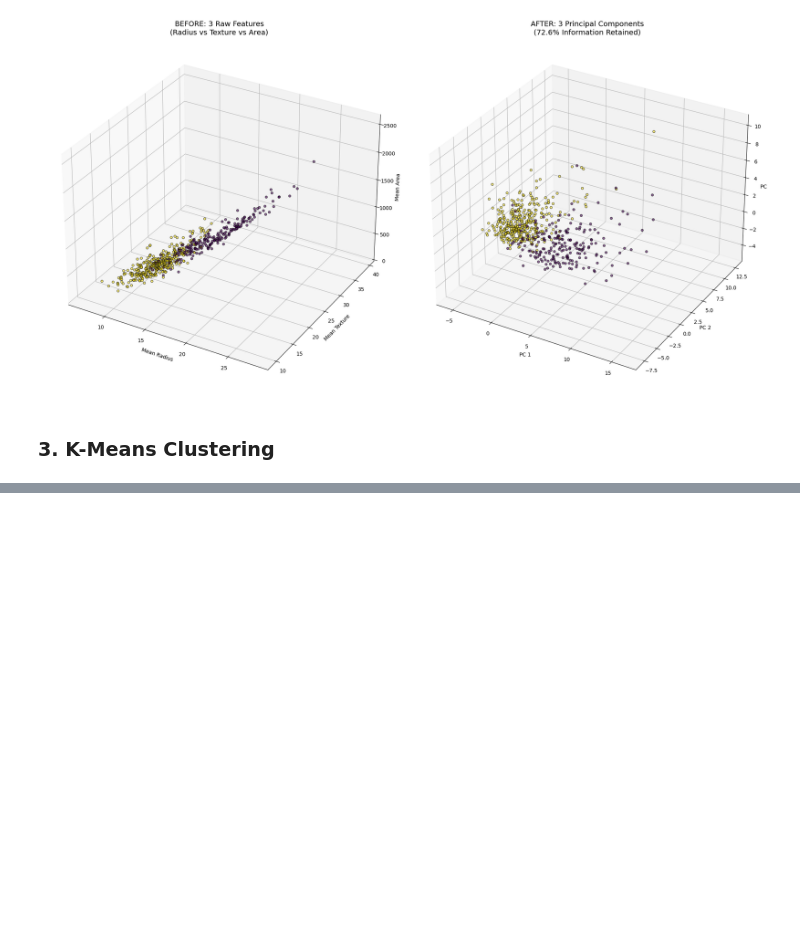
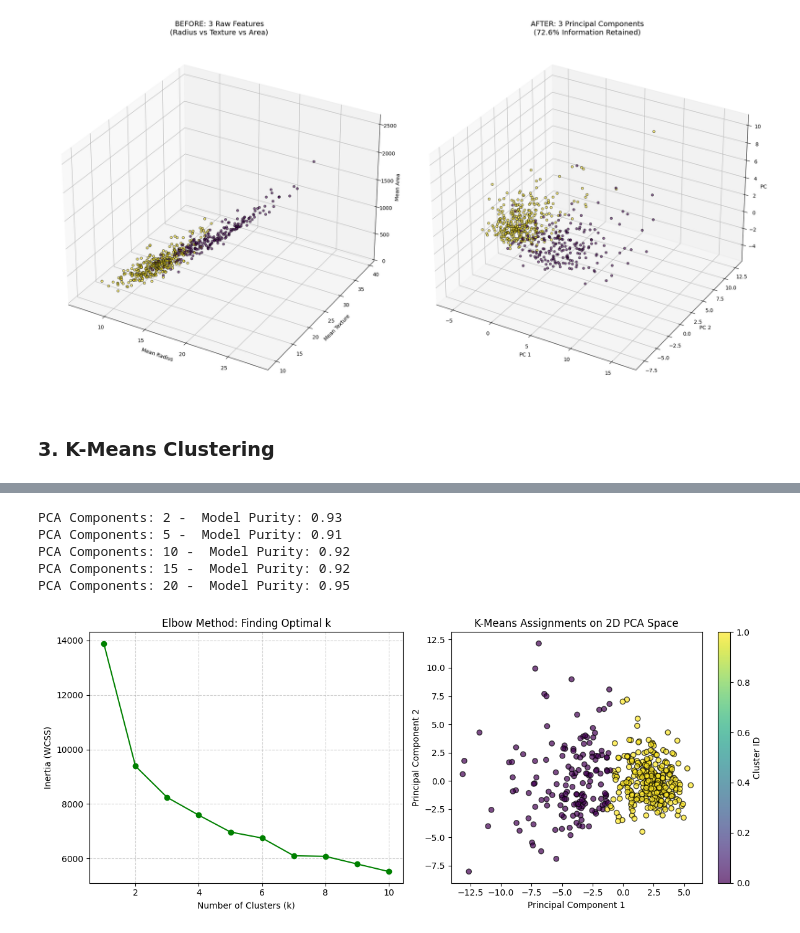
Before and after one commit to RoberRamzy/Dimensionality-Reduction-and-Clustering-Algorithms, a Jupyter notebook: project.ipynb, the cells around one changed output, grey strips where cells are left out. Cells and saved outputs as stored; diff of their text form; code cells hidden in the pictures; blank space fills up the shorter version.

Commit message:
Implement kmeans

```diff
--- a/project.ipynb
+++ b/project.ipynb
@@ -369,0 +415,66 @@ print(f"Final Inertia: {model.inertia_history[-1]}")
+# %%
+#kmeans implementation test with pca
+for n_component in [2, 5, 10, 15, 20]:
+
+    pca = PCA(n_components=n_component)
+    pca.fit(data.values)
+    data_pca = pca.transform(data.values)
+    model = Kmeans(k=10, init_centroids='k-means++',max_iters=100)
+    model.fit(data_pca)
+    test_clusters = model.predict(data_pca)
+    purity_score = calculate_purity(target.values, test_clusters)
+    print(f"PCA Components: {n_component} -  Model Purity: {purity_score:.2f}")
+# %% [output]
+PCA Components: 2 -  Model Purity: 0.93
+PCA Components: 5 -  Model Purity: 0.91
+PCA Components: 10 -  Model Purity: 0.92
+PCA Components: 15 -  Model Purity: 0.92
+PCA Components: 20 -  Model Purity: 0.95
+# %%
+import matplotlib.pyplot as plt
+
+# 1. Generate the Elbow Curve
+inertias = []
+K_range = range(1, 11)
+
+# Ensure we use X_train (which should be scaled data)
+for k in K_range:
+    km = Kmeans(k=k, init_centroids='k-means++', max_iters=100)
+    km.fit(X_train)
+    # Track the final WCSS (Inertia) for each K
+    inertias.append(km.inertia_history[-1])
+
+plt.figure(figsize=(12, 5))
+
+# Plot Elbow Curve
+plt.subplot(1, 2, 1)
+plt.plot(K_range, inertias, 'go-')
+plt.xlabel('Number of Clusters (k)')
+plt.ylabel('Inertia (WCSS)')
+plt.title('Elbow Method: Finding Optimal k')
+plt.grid(True, linestyle='--', alpha=0.6)
+
+# 2. 2D Projection Visualization using YOUR PCA implementation
+# First, fit the PCA model to reduce dimensions to 2
+pca_custom = PCA(n_components=2)
+pca_custom.fit(X_train)
+X_pca = pca_custom.transform(X_train) # Use your transform method
+
+# Now fit K-Means with k=2 on the original training data
+# (or on the reduced data, depending on your goal)
+model_2 = Kmeans(k=2, init_centroids='k-means++')
+model_2.fit(X_train)
+labels = model_2.predict(X_train)
+
+# Plot the clusters on the PCA axes
+plt.subplot(1, 2, 2)
+plt.scatter(X_pca[:, 0], X_pca[:, 1], c=labels, cmap='viridis', alpha=0.7, edgecolors='k')
+plt.title('K-Means Assignments on 2D PCA Space')
+plt.xlabel('Principal Component 1')
+plt.ylabel('Principal Component 2')
+plt.colorbar(label='Cluster ID')
+
+plt.tight_layout()
+plt.show()
+# %% [output]
+[figure, added]
```
Also changed, not shown: parts of 6 cells of this notebook.
